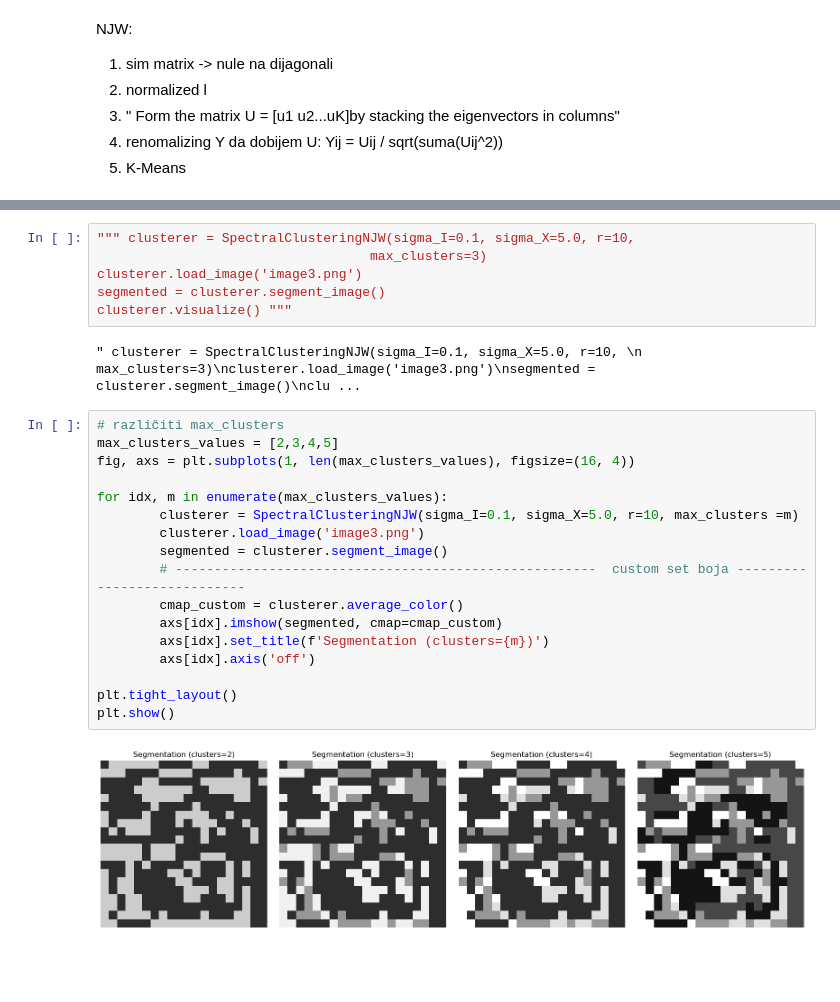
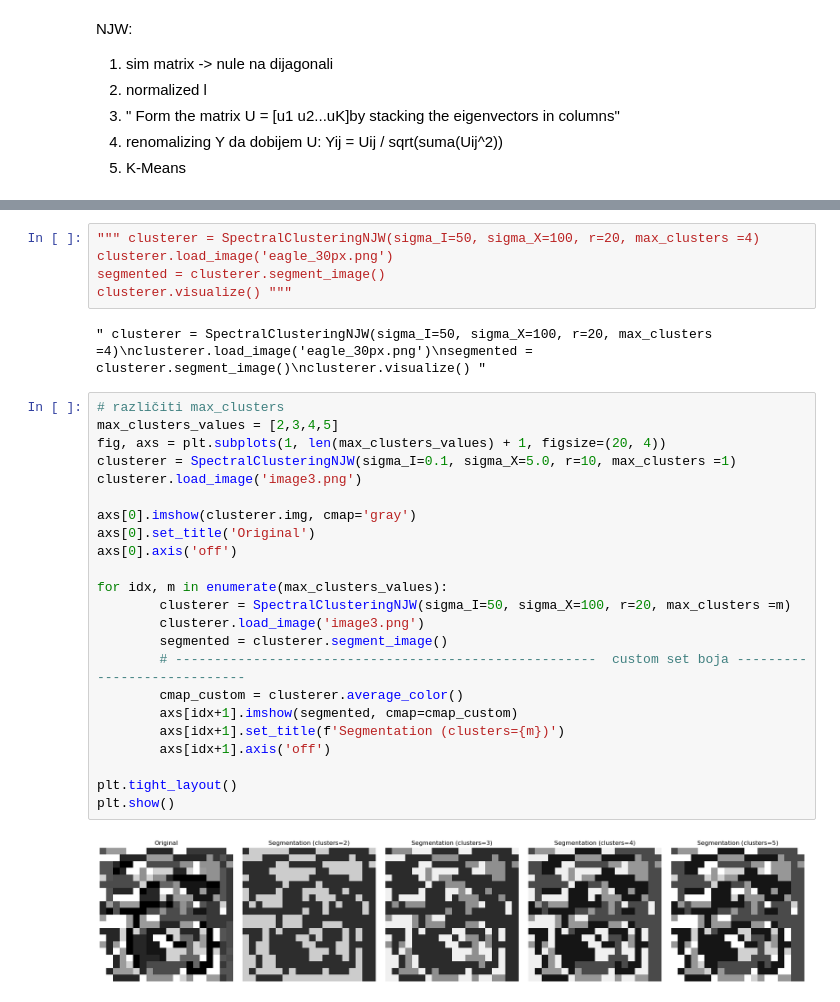
Before and after one commit to antoniamstr1/diplomski_rad, a Jupyter notebook: NJW.ipynb, the cells around one changed output, grey strips where cells are left out. Drawn from its saved outputs; the diff is of its cells as text; blank space fills up the shorter version.

```diff
--- a/NJW.ipynb
+++ b/NJW.ipynb
@@ -125,33 +144,38 @@ class SpectralClusteringNJW:
 
         plt.tight_layout()
         plt.show()
-# %%
-""" clusterer = SpectralClusteringNJW(sigma_I=0.1, sigma_X=5.0, r=10,
-                                   max_clusters=3)
-clusterer.load_image('image3.png')
-segmented = clusterer.segment_image()
-clusterer.visualize() """
-# %% [output]
-" clusterer = SpectralClusteringNJW(sigma_I=0.1, sigma_X=5.0, r=10, \n                                   max_clusters=3)\nclusterer.load_image('image3.png')\nsegmented = clusterer.segment_image()\nclu ...
+# %%
+""" clusterer = SpectralClusteringNJW(sigma_I=50, sigma_X=100, r=20, max_clusters =4)
+clusterer.load_image('eagle_30px.png')
+segmented = clusterer.segment_image()
+clusterer.visualize() """
+# %% [output]
+" clusterer = SpectralClusteringNJW(sigma_I=50, sigma_X=100, r=20, max_clusters =4)\nclusterer.load_image('eagle_30px.png')\nsegmented = clusterer.segment_image()\nclusterer.visualize() "
 # %%
 # različiti max_clusters
 max_clusters_values = [2,3,4,5]
-fig, axs = plt.subplots(1, len(max_clusters_values), figsize=(16, 4))
+fig, axs = plt.subplots(1, len(max_clusters_values) + 1, figsize=(20, 4))
+clusterer = SpectralClusteringNJW(sigma_I=0.1, sigma_X=5.0, r=10, max_clusters =1)
+clusterer.load_image('image3.png')
+
+axs[0].imshow(clusterer.img, cmap='gray')
+axs[0].set_title('Original')
+axs[0].axis('off')
 
 for idx, m in enumerate(max_clusters_values):
-        clusterer = SpectralClusteringNJW(sigma_I=0.1, sigma_X=5.0, r=10, max_clusters =m)
+        clusterer = SpectralClusteringNJW(sigma_I=50, sigma_X=100, r=20, max_clusters =m)
         clusterer.load_image('image3.png')
         segmented = clusterer.segment_image()
         # ------------------------------------------------------  custom set boja ----------------------------
         cmap_custom = clusterer.average_color()
-        axs[idx].imshow(segmented, cmap=cmap_custom)
-        axs[idx].set_title(f'Segmentation (clusters={m})')
-        axs[idx].axis('off')
+        axs[idx+1].imshow(segmented, cmap=cmap_custom)
+        axs[idx+1].set_title(f'Segmentation (clusters={m})')
+        axs[idx+1].axis('off')
 
 plt.tight_layout()
 plt.show()
 # %% [output]
-[figure, old version]
+[figure, new version]
 # %%
 def visualize_line(image_name, values, custom):
     fig, axs = plt.subplots(1, len(values) + 1, figsize=(20, 4))
```
Also changed, not shown: parts of 7 cells of this notebook, 5 other files.
